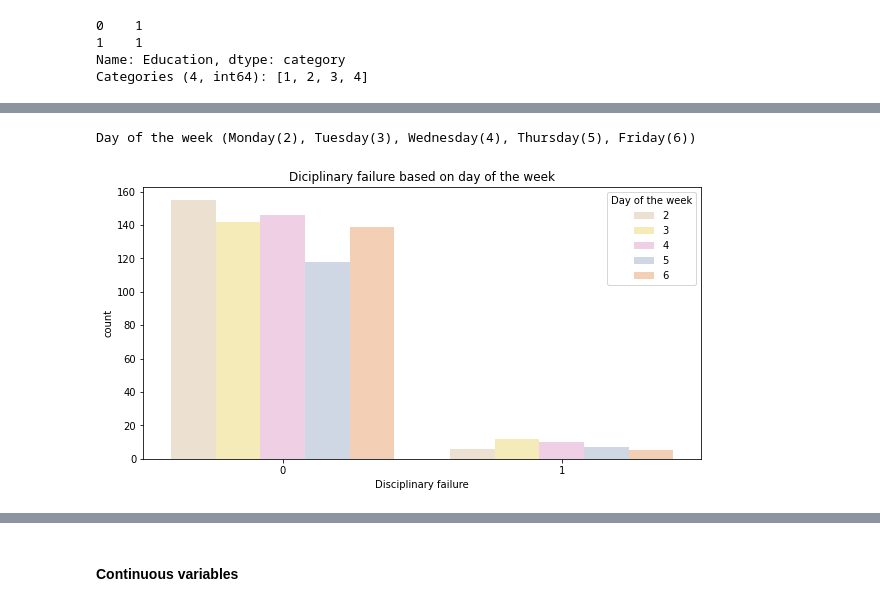
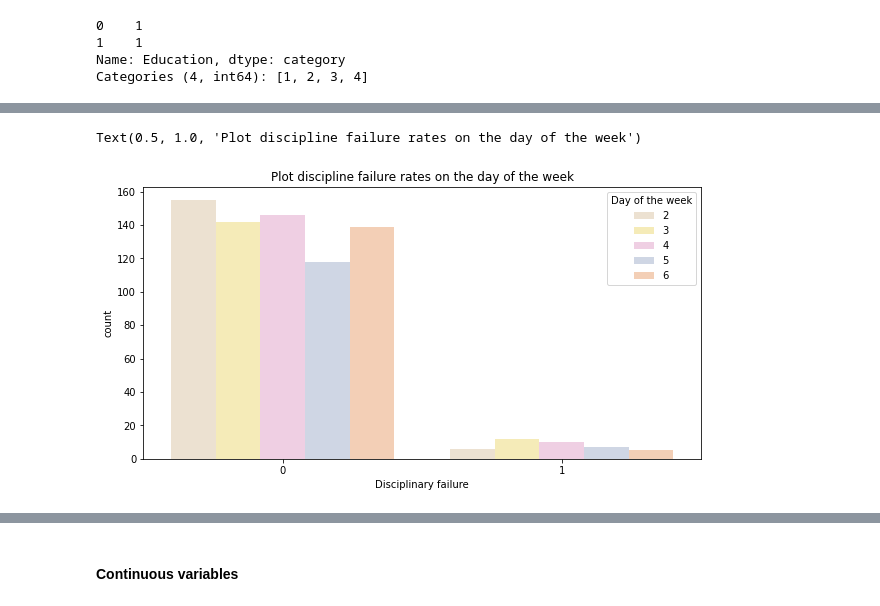
Before and after one commit to noernimat/EDA_for_dataset, a Jupyter notebook: EDA_Absenteeism_at_Work_Dataset.ipynb, the cells around one changed output, grey strips where cells are left out. Saved outputs shown, nothing was run; the diff lists cells and outputs as text; code cells hidden in the pictures.

```diff
--- a/EDA_Absenteeism_at_Work_Dataset.ipynb
+++ b/EDA_Absenteeism_at_Work_Dataset.ipynb
@@ -421,9 +548,7 @@ Education (High school(1), Graduate(2), Postgraduate(3), Master and Doctor(4))
 # %%
 plt.figure(figsize=(10,5))
 sns.countplot(x='Disciplinary failure', hue='Day of the week', data=dataset_categorical, palette="Pastel2_r" )
-plt.title("Diciplinary failure based on day of the week")
-
-print("Day of the week (Monday(2), Tuesday(3), Wednesday(4), Thursday(5), Friday(6))")
+plt.title("Plot discipline failure rates on the day of the week")
 # %% [output]
-Day of the week (Monday(2), Tuesday(3), Wednesday(4), Thursday(5), Friday(6))
+Text(0.5, 1.0, 'Plot discipline failure rates on the day of the week')
-[figure, old version]
+[figure, new version]
```
Also changed, not shown: parts of 31 cells of this notebook.
